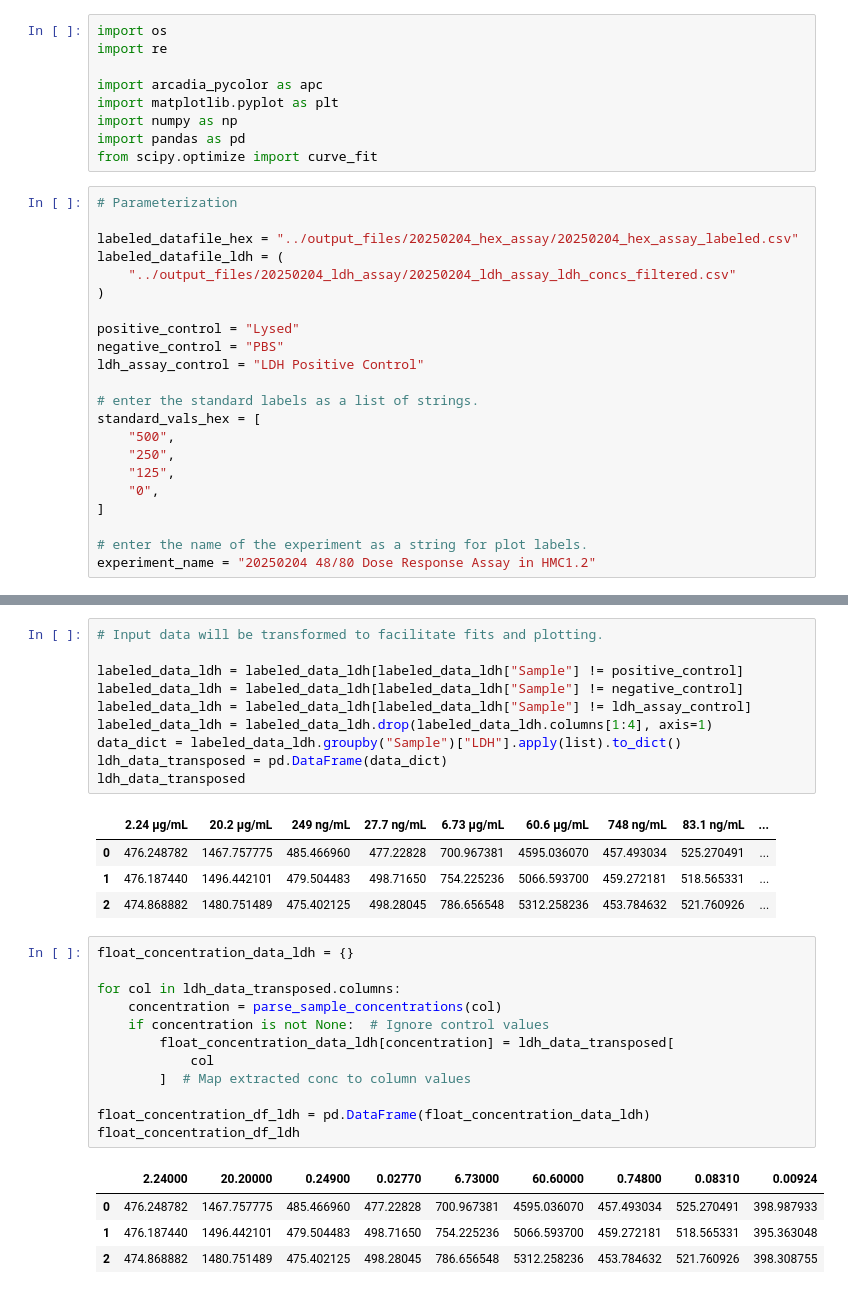
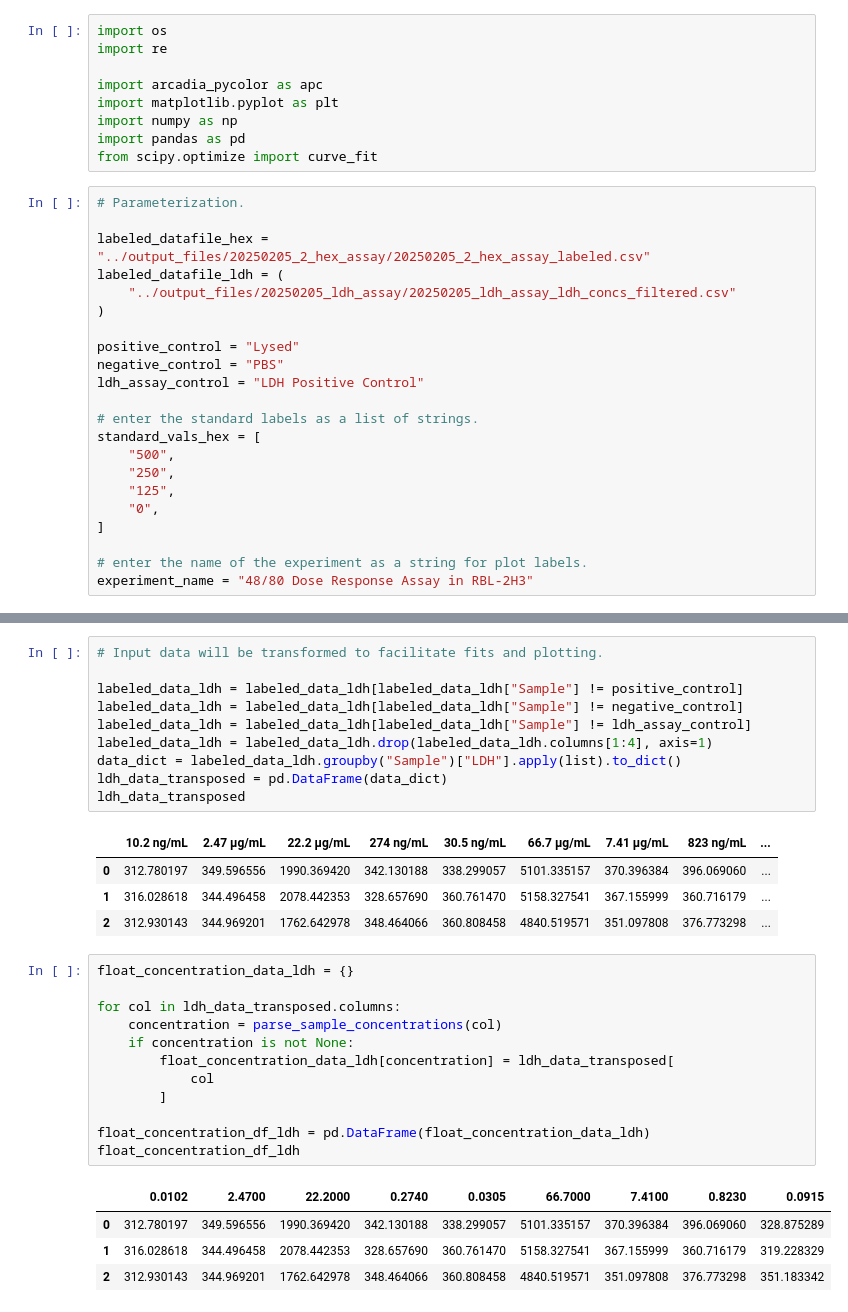
Before and after one commit to Arcadia-Science/2025-hex-assay-analysis, a Jupyter notebook: analysis_notebooks/dose_response_analysis.ipynb, the cells around one changed output, grey strips where cells are left out. Drawn from its saved outputs; the diff is of its cells as text.

```diff
--- a/analysis_notebooks/dose_response_analysis.ipynb
+++ b/analysis_notebooks/dose_response_analysis.ipynb
@@ -24,11 +24,11 @@ import numpy as np
 import pandas as pd
 from scipy.optimize import curve_fit
 # %%
-# Parameterization
+# Parameterization.
 
-labeled_datafile_hex = "../output_files/20250204_hex_assay/20250204_hex_assay_labeled.csv"
+labeled_datafile_hex = "../output_files/20250205_2_hex_assay/20250205_2_hex_assay_labeled.csv"
 labeled_datafile_ldh = (
-    "../output_files/20250204_ldh_assay/20250204_ldh_assay_ldh_concs_filtered.csv"
+    "../output_files/20250205_ldh_assay/20250205_ldh_assay_ldh_concs_filtered.csv"
 )
 
 positive_control = "Lysed"
@@ -44,7 +44,7 @@ standard_vals_hex = [
 ]
 
 # enter the name of the experiment as a string for plot labels.
-experiment_name = "20250204 48/80 Dose Response Assay in HMC1.2"
+experiment_name = "48/80 Dose Response Assay in RBL-2H3"
 # %%
 if os.path.exists(labeled_datafile_hex):
     labeled_data_hex = pd.read_csv(labeled_datafile_hex)
@@ -231,27 +244,27 @@ data_dict = labeled_data_ldh.groupby("Sample")["LDH"].apply(list).to_dict()
 ldh_data_transposed = pd.DataFrame(data_dict)
 ldh_data_transposed
 # %% [output]
-|  | 2.24 µg/mL | 20.2 µg/mL | 249 ng/mL | 27.7 ng/mL | 6.73 µg/mL | 60.6 µg/mL | 748 ng/mL | 83.1 ng/mL | ... |
-| 0 | 476.248782 | 1467.757775 | 485.466960 | 477.22828 | 700.967381 | 4595.036070 | 457.493034 | 525.270491 | ... |
-| 1 | 476.187440 | 1496.442101 | 479.504483 | 498.71650 | 754.225236 | 5066.593700 | 459.272181 | 518.565331 | ... |
-| 2 | 474.868882 | 1480.751489 | 475.402125 | 498.28045 | 786.656548 | 5312.258236 | 453.784632 | 521.760926 | ... |
+|  | 10.2 ng/mL | 2.47 µg/mL | 22.2 µg/mL | 274 ng/mL | 30.5 ng/mL | 66.7 µg/mL | 7.41 µg/mL | 823 ng/mL | ... |
+| 0 | 312.780197 | 349.596556 | 1990.369420 | 342.130188 | 338.299057 | 5101.335157 | 370.396384 | 396.069060 | ... |
+| 1 | 316.028618 | 344.496458 | 2078.442353 | 328.657690 | 360.761470 | 5158.327541 | 367.155999 | 360.716179 | ... |
+| 2 | 312.930143 | 344.969201 | 1762.642978 | 348.464066 | 360.808458 | 4840.519571 | 351.097808 | 376.773298 | ... |
 # %%
 float_concentration_data_ldh = {}
 
 for col in ldh_data_transposed.columns:
     concentration = parse_sample_concentrations(col)
-    if concentration is not None:  # Ignore control values
+    if concentration is not None:
         float_concentration_data_ldh[concentration] = ldh_data_transposed[
             col
-        ]  # Map extracted conc to column values
+        ]
 
 float_concentration_df_ldh = pd.DataFrame(float_concentration_data_ldh)
 float_concentration_df_ldh
 # %% [output]
-|  | 2.24000 | 20.20000 | 0.24900 | 0.02770 | 6.73000 | 60.60000 | 0.74800 | 0.08310 | 0.00924 |
-| 0 | 476.248782 | 1467.757775 | 485.466960 | 477.22828 | 700.967381 | 4595.036070 | 457.493034 | 525.270491 | 398.987933 |
-| 1 | 476.187440 | 1496.442101 | 479.504483 | 498.71650 | 754.225236 | 5066.593700 | 459.272181 | 518.565331 | 395.363048 |
-| 2 | 474.868882 | 1480.751489 | 475.402125 | 498.28045 | 786.656548 | 5312.258236 | 453.784632 | 521.760926 | 398.308755 |
+|  | 0.0102 | 2.4700 | 22.2000 | 0.2740 | 0.0305 | 66.7000 | 7.4100 | 0.8230 | 0.0915 |
+| 0 | 312.780197 | 349.596556 | 1990.369420 | 342.130188 | 338.299057 | 5101.335157 | 370.396384 | 396.069060 | 328.875289 |
+| 1 | 316.028618 | 344.496458 | 2078.442353 | 328.657690 | 360.761470 | 5158.327541 | 367.155999 | 360.716179 | 319.228329 |
+| 2 | 312.930143 | 344.969201 | 1762.642978 | 348.464066 | 360.808458 | 4840.519571 | 351.097808 | 376.773298 | 351.183342 |
 # %%
 log_concentrations_ldh = np.log10(float_concentration_df_ldh.columns.astype(float))
 
```
Also changed, not shown: parts of 14 cells of this notebook, 4 other files.
